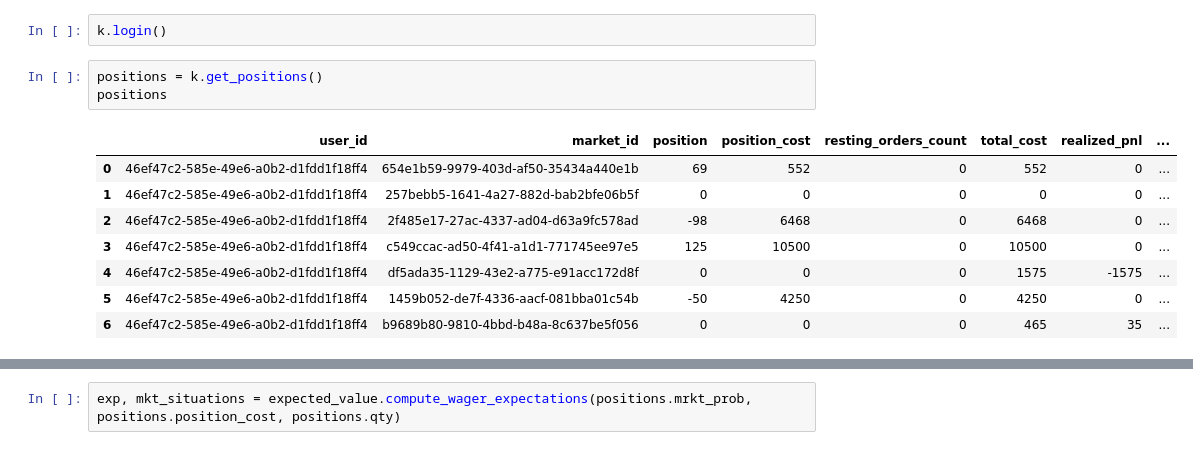
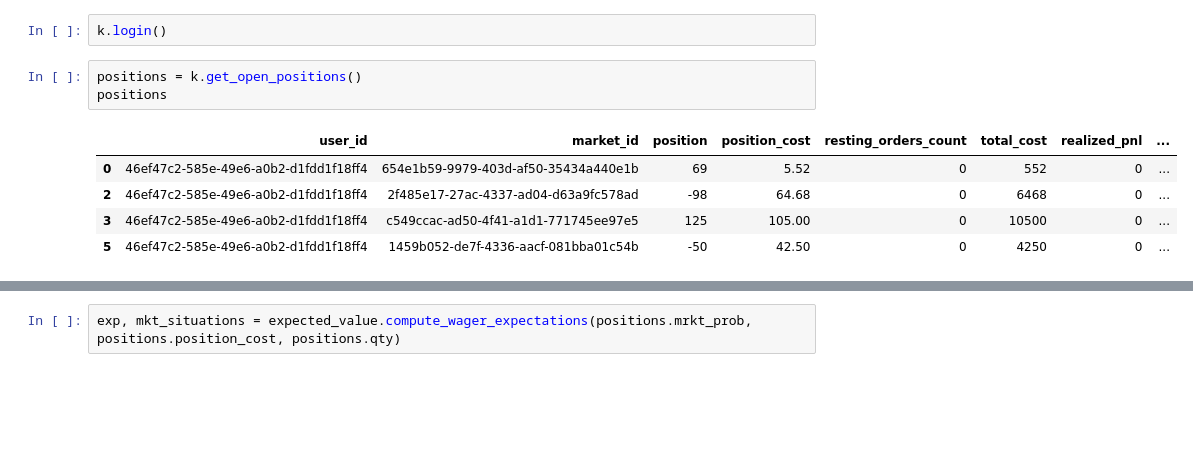
Before and after one commit to zackdrescher/prediction_market_tools, a Jupyter notebook: notebooks/holding_value.ipynb, the cells around one changed output, grey strips where cells are left out. Saved outputs shown, nothing was run; the diff lists cells and outputs as text; blank space fills up the shorter version.

Commit message:
add bets and position merging and prep to module

```diff
--- a/notebooks/holding_value.ipynb
+++ b/notebooks/holding_value.ipynb
@@ -78,14 +58,11 @@ k = kalshi.Kalshi()
 # %%
 k.login()
 # %%
-positions = k.get_positions()
+positions = k.get_open_positions()
 positions
 # %% [output]
 |  | user_id | market_id | position | position_cost | resting_orders_count | total_cost | realized_pnl | ... |
-| 0 | 46ef47c2-585e-49e6-a0b2-d1fdd1f18ff4 | 654e1b59-9979-403d-af50-35434a440e1b | 69 | 552 | 0 | 552 | 0 | ... |
-| 1 | 46ef47c2-585e-49e6-a0b2-d1fdd1f18ff4 | 257bebb5-1641-4a27-882d-bab2bfe06b5f | 0 | 0 | 0 | 0 | 0 | ... |
-| 2 | 46ef47c2-585e-49e6-a0b2-d1fdd1f18ff4 | 2f485e17-27ac-4337-ad04-d63a9fc578ad | -98 | 6468 | 0 | 6468 | 0 | ... |
-| 3 | 46ef47c2-585e-49e6-a0b2-d1fdd1f18ff4 | c549ccac-ad50-4f41-a1d1-771745ee97e5 | 125 | 10500 | 0 | 10500 | 0 | ... |
-| 4 | 46ef47c2-585e-49e6-a0b2-d1fdd1f18ff4 | df5ada35-1129-43e2-a775-e91acc172d8f | 0 | 0 | 0 | 1575 | -1575 | ... |
-| 5 | 46ef47c2-585e-49e6-a0b2-d1fdd1f18ff4 | 1459b052-de7f-4336-aacf-081bba01c54b | -50 | 4250 | 0 | 4250 | 0 | ... |
-| 6 | 46ef47c2-585e-49e6-a0b2-d1fdd1f18ff4 | b9689b80-9810-4bbd-b48a-8c637be5f056 | 0 | 0 | 0 | 465 | 35 | ... |
+| 0 | 46ef47c2-585e-49e6-a0b2-d1fdd1f18ff4 | 654e1b59-9979-403d-af50-35434a440e1b | 69 | 5.52 | 0 | 552 | 0 | ... |
+| 2 | 46ef47c2-585e-49e6-a0b2-d1fdd1f18ff4 | 2f485e17-27ac-4337-ad04-d63a9fc578ad | -98 | 64.68 | 0 | 6468 | 0 | ... |
+| 3 | 46ef47c2-585e-49e6-a0b2-d1fdd1f18ff4 | c549ccac-ad50-4f41-a1d1-771745ee97e5 | 125 | 105.00 | 0 | 10500 | 0 | ... |
+| 5 | 46ef47c2-585e-49e6-a0b2-d1fdd1f18ff4 | 1459b052-de7f-4336-aacf-081bba01c54b | -50 | 42.50 | 0 | 4250 | 0 | ... |
```
Also changed, not shown: parts of 5 cells of this notebook, 1 other file.
